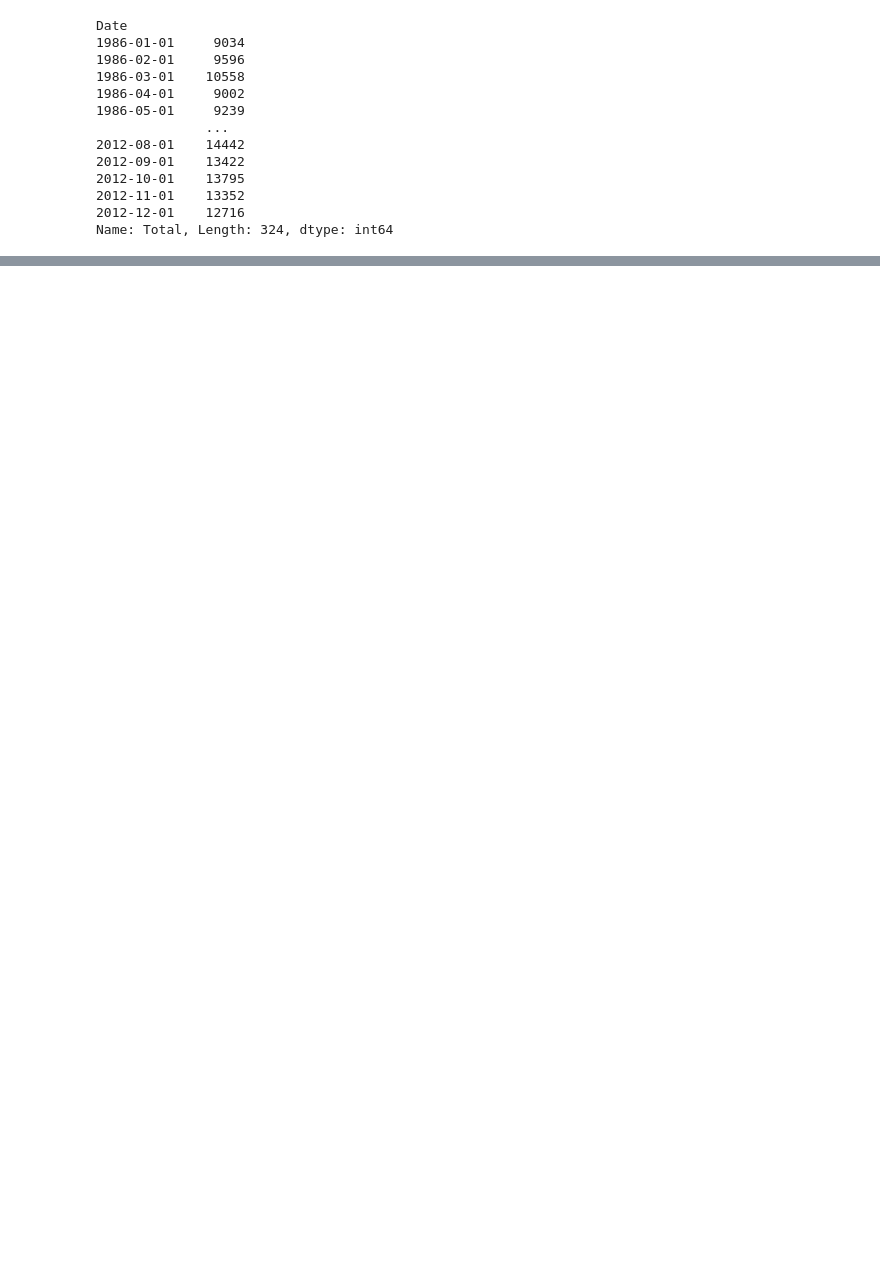
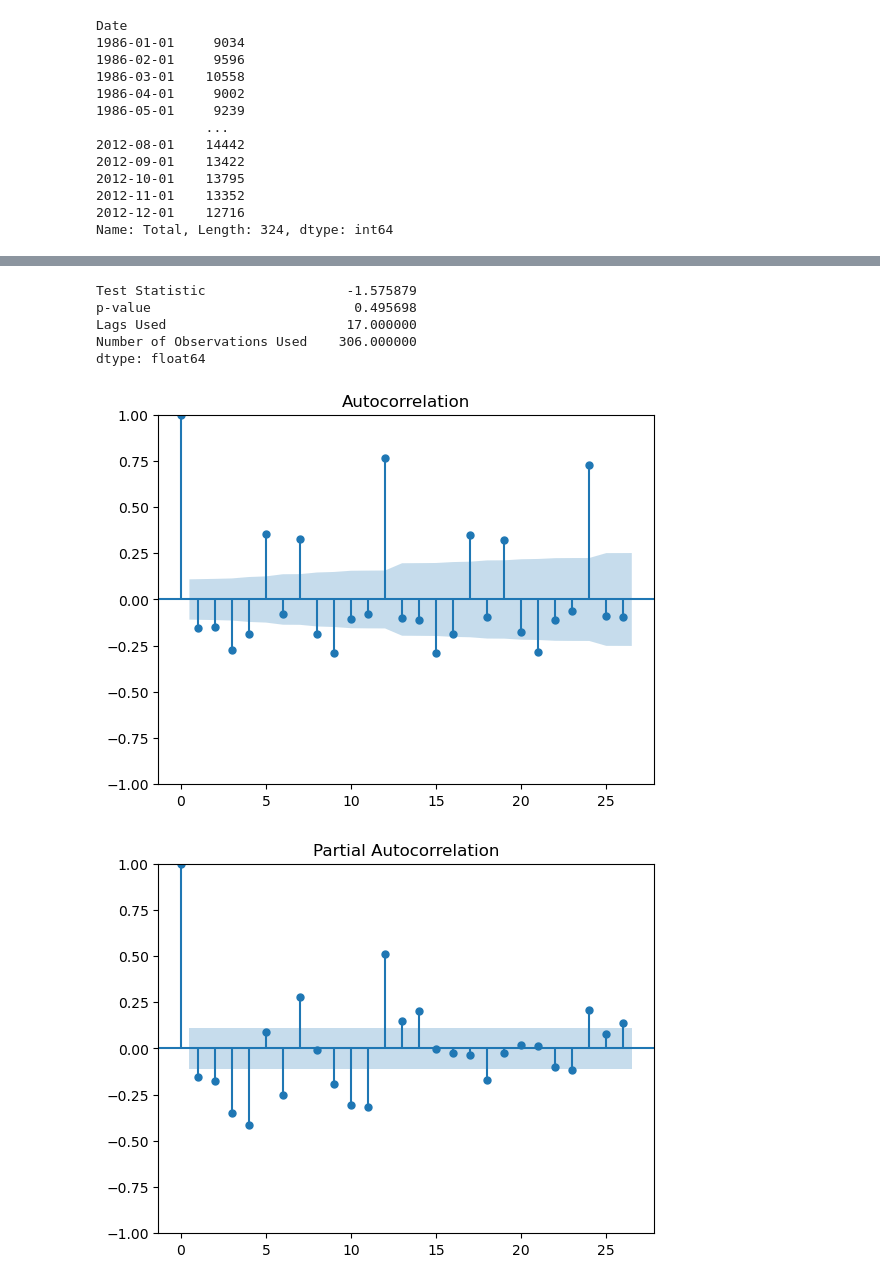
Before and after one commit to kroopeshrajput/Forecasting_dem, a Jupyter notebook: forecasting.ipynb, the cells around one changed output, grey strips where cells are left out. Drawn from its saved outputs; the diff is of its cells as text; code cells hidden in the pictures; blank space fills up the shorter version.

```diff
--- a/forecasting.ipynb
+++ b/forecasting.ipynb
@@ -29,0 +52,8 @@ Name: Total, Length: 324, dtype: int64
+# %%
+adfuller_test(catfish_sales)
+# %% [output]
+Test Statistic                  -1.575879
+p-value                          0.495698
+Lags Used                       17.000000
+Number of Observations Used    306.000000
+dtype: float64
@@ -29,0 +62,7 @@ Name: Total, Length: 324, dtype: int64
+# %%
+plot_acf(catfish_sales.diff().dropna())
+plot_pacf(catfish_sales.diff().dropna())
+plt.show()
+# %% [output]
+[figure, added]
+[figure, added]
```
Also changed, not shown: parts of 4 cells of this notebook.
